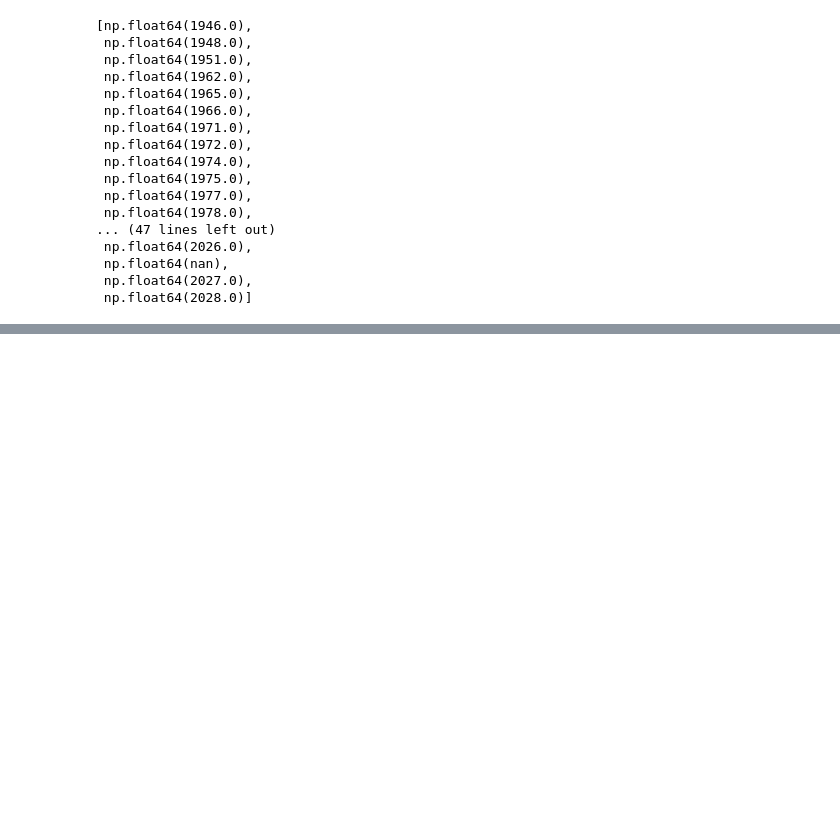
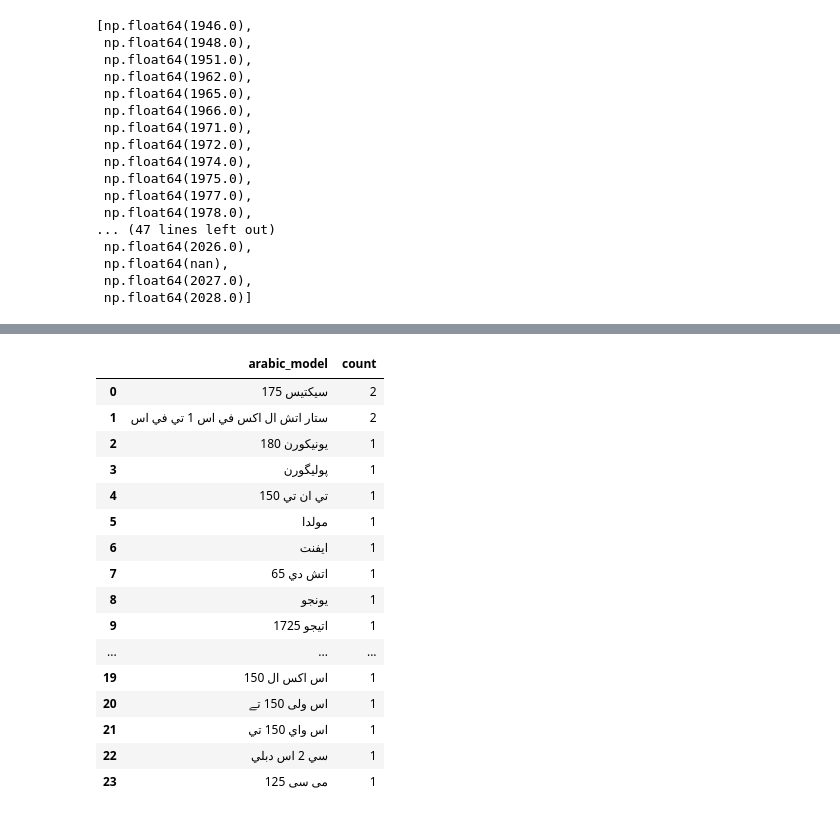
Before and after one commit to ManavKatrodiyaOpash/vin-sphere-python, a Jupyter notebook: car_app_dev/deep_clean.ipynb, the cells around one changed output, grey strips where cells are left out. Saved outputs shown, nothing was run; the diff lists cells and outputs as text; code cells hidden in the pictures; blank space fills up the shorter version.

```diff
--- a/car_app_dev/deep_clean.ipynb
+++ b/car_app_dev/deep_clean.ipynb
@@ -187,0 +920,26 @@ Name: count, dtype: int64
+# %%
+df = df[~df["model"].str.upper().isin(garbage_models)]
+# %%
+df = df[
+    ~df["model"]
+      .astype(str)
+      .str.fullmatch(r"(19|20)\d{2}")
+]
+# %%
+makes = sorted(
+    df["make"].dropna().unique(),
+    key=len,
+    reverse=True
+)
+
+pattern = "^(" + "|".join(
+    re.escape(x)
+    for x in makes
+) + r")\s+"
+
+df["model"] = (
+    df["model"]
+      .str.upper()
+      .str.replace(pattern, "", regex=True)
+      .str.strip()
+)
@@ -187,0 +1078,34 @@ Name: count, dtype: int64
+# %%
+df["model"] = df["model"].replace(arabic_model_mapping)
+# %%
+arabic_review = (
+    df[
+        df["model"]
+        .astype("string[python]")
+        .str.contains(r'[\u0600-\u06FF]', regex=True, na=False)
+    ]["model"]
+    .value_counts()
+    .reset_index()
+)
+
+arabic_review.columns = ["arabic_model", "count"]
+
+arabic_review
+# %% [output]
+|  | arabic_model | count |
+| 0 | سيكتيس 175 | 2 |
+| 1 | ستار اتش ال اكس في اس 1 تي في اس | 2 |
+| 2 | يونيكورن 180 | 1 |
+| 3 | پولیگورن | 1 |
+| 4 | تي ان تي 150 | 1 |
+| 5 | مولدا | 1 |
+| 6 | ايفنت | 1 |
+| 7 | اتش دي 65 | 1 |
+| 8 | يونجو | 1 |
+| 9 | اتيجو 1725 | 1 |
+| ... | ... | ... |
+| 19 | اس اكس ال 150 | 1 |
+| 20 | اس ولی 150 تے | 1 |
+| 21 | اس واي 150 تي | 1 |
+| 22 | سي 2 اس دبلي | 1 |
+| 23 | می سی 125 | 1 |
```
Also changed, not shown: parts of 119 cells of this notebook, 3 other files.
